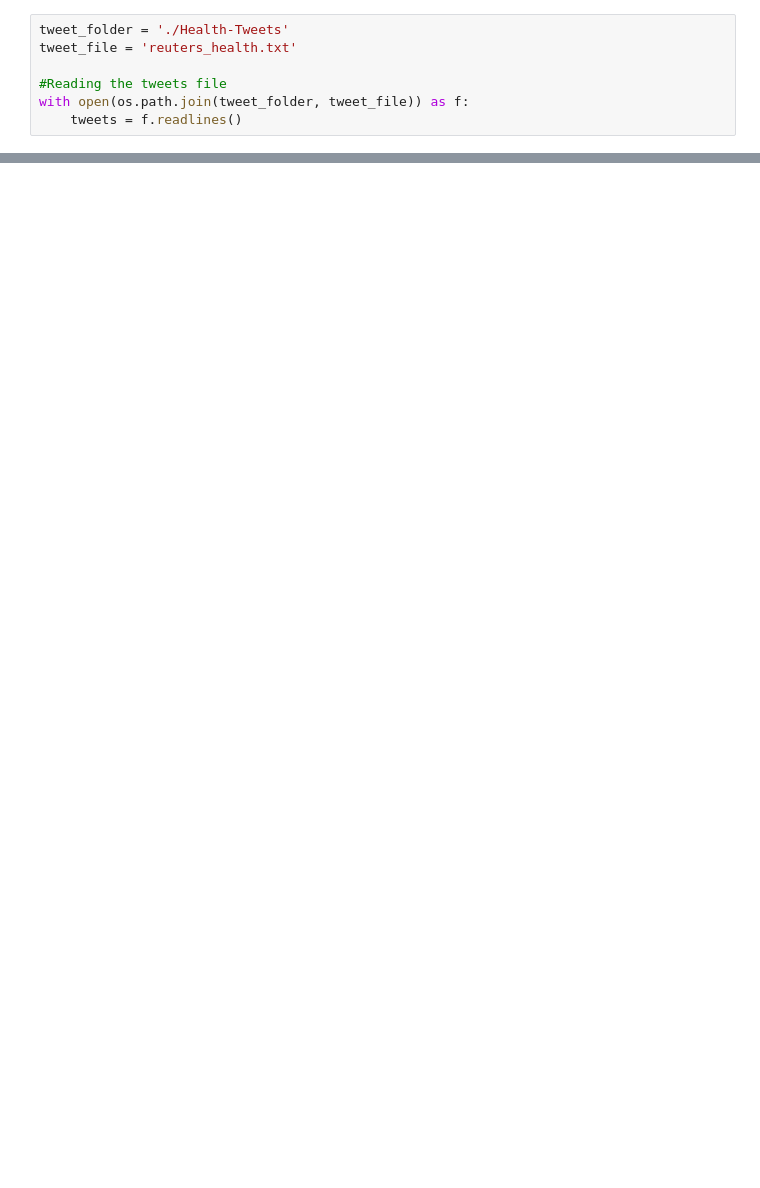
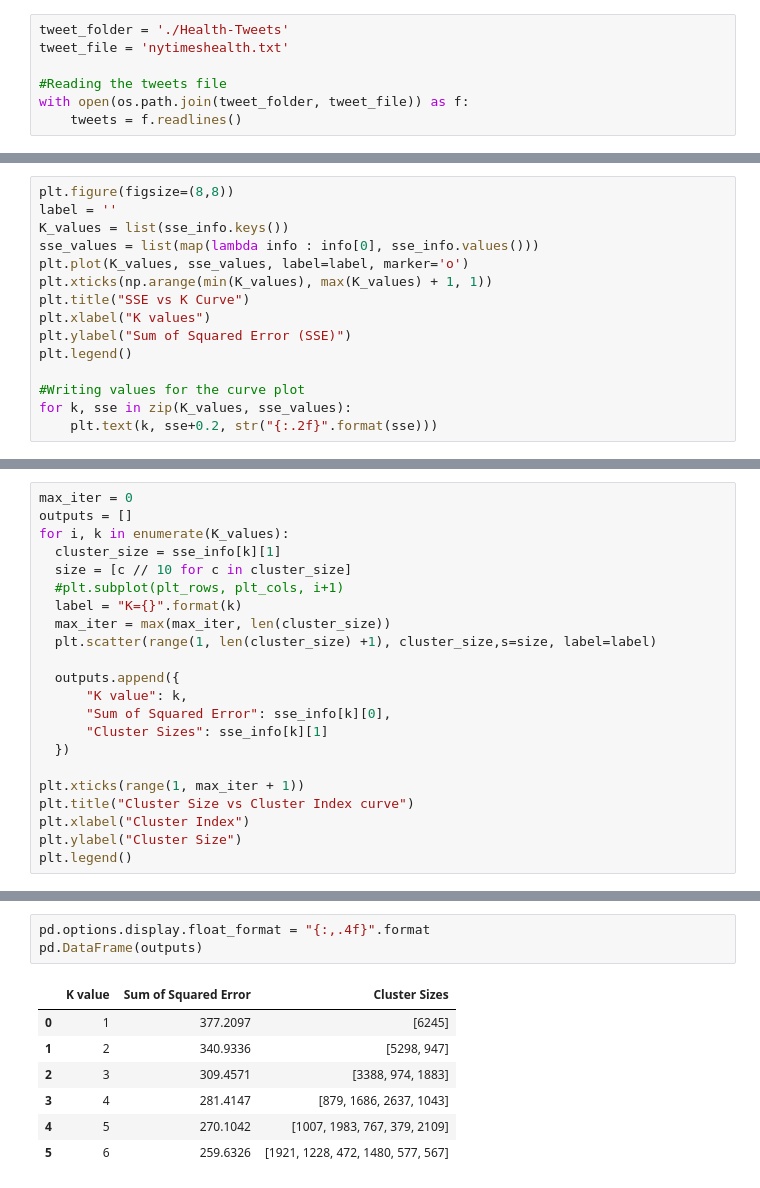
Before and after one commit to NeeteshDadwariya/tweets-clustering-using-k-means, a Jupyter notebook: notebook.ipynb, the cells around one changed output, grey strips where cells are left out. Cells and saved outputs as stored; diff of their text form; blank space fills up the shorter version.

```diff
--- a/notebook.ipynb
+++ b/notebook.ipynb
@@ -9,6 +21,6 @@ import re
 # %%
 tweet_folder = './Health-Tweets'
-tweet_file = 'reuters_health.txt'
+tweet_file = 'nytimeshealth.txt'
 
 #Reading the tweets file
 with open(os.path.join(tweet_folder, tweet_file)) as f:
@@ -57,0 +236,15 @@ diabetes devices may interfere with avalanche beacon signals
+# %%
+plt.figure(figsize=(8,8))
+label = ''
+K_values = list(sse_info.keys())
+sse_values = list(map(lambda info : info[0], sse_info.values()))
+plt.plot(K_values, sse_values, label=label, marker='o')
+plt.xticks(np.arange(min(K_values), max(K_values) + 1, 1))
+plt.title("SSE vs K Curve")
+plt.xlabel("K values")
+plt.ylabel("Sum of Squared Error (SSE)")
+plt.legend()
+
+#Writing values for the curve plot
+for k, sse in zip(K_values, sse_values):
+    plt.text(k, sse+0.2, str("{:.2f}".format(sse)))
@@ -57,0 +256,22 @@ diabetes devices may interfere with avalanche beacon signals
+# %%
+max_iter = 0
+outputs = []
+for i, k in enumerate(K_values):
+  cluster_size = sse_info[k][1]
+  size = [c // 10 for c in cluster_size]
+  #plt.subplot(plt_rows, plt_cols, i+1)
+  label = "K={}".format(k)
+  max_iter = max(max_iter, len(cluster_size))
+  plt.scatter(range(1, len(cluster_size) +1), cluster_size,s=size, label=label)
+
+  outputs.append({
+      "K value": k,
+      "Sum of Squared Error": sse_info[k][0],
+      "Cluster Sizes": sse_info[k][1]
+  })
+
+plt.xticks(range(1, max_iter + 1))
+plt.title("Cluster Size vs Cluster Index curve")
+plt.xlabel("Cluster Index")
+plt.ylabel("Cluster Size")
+plt.legend()
@@ -57,0 +281,11 @@ diabetes devices may interfere with avalanche beacon signals
+# %%
+pd.options.display.float_format = "{:,.4f}".format
+pd.DataFrame(outputs)
+# %% [output]
+|  | K value | Sum of Squared Error | Cluster Sizes |
+| 0 | 1 | 377.2097 | [6245] |
+| 1 | 2 | 340.9336 | [5298, 947] |
+| 2 | 3 | 309.4571 | [3388, 974, 1883] |
+| 3 | 4 | 281.4147 | [879, 1686, 2637, 1043] |
+| 4 | 5 | 270.1042 | [1007, 1983, 767, 379, 2109] |
+| 5 | 6 | 259.6326 | [1921, 1228, 472, 1480, 577, 567] |
```
Also changed, not shown: parts of 25 cells of this notebook.
